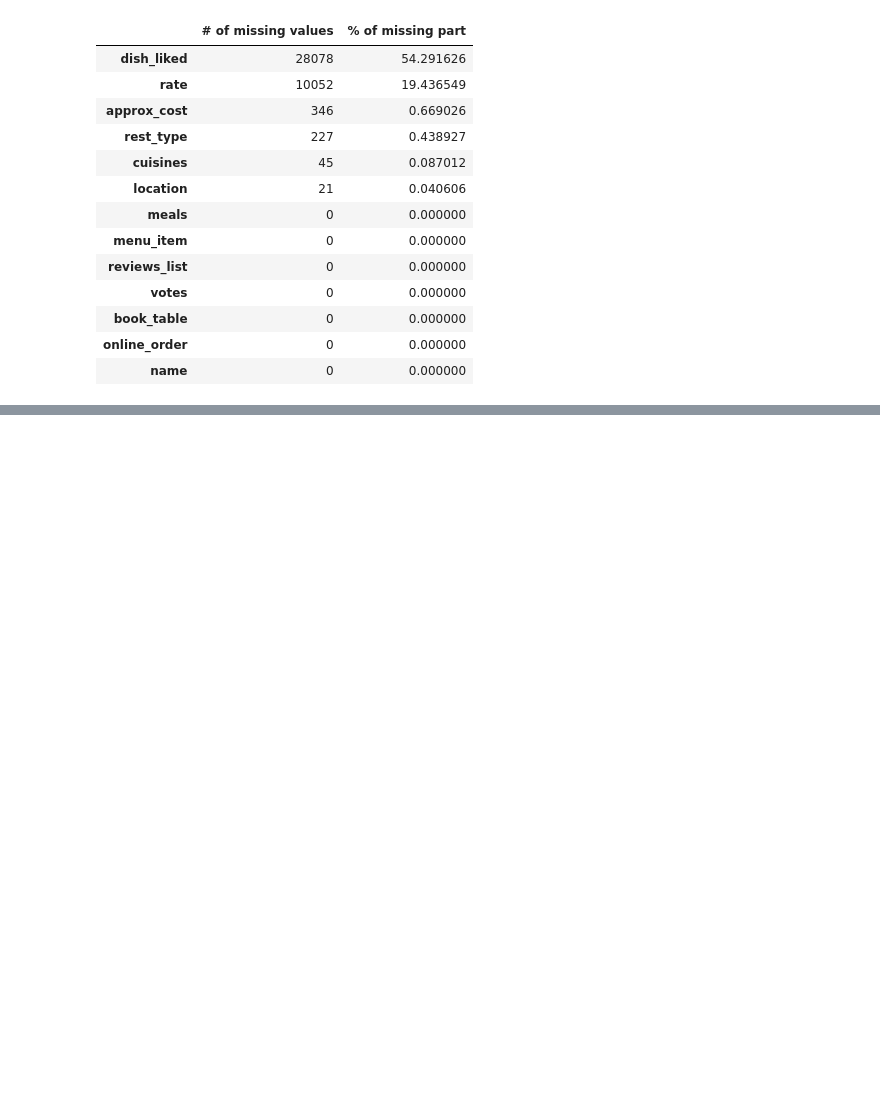
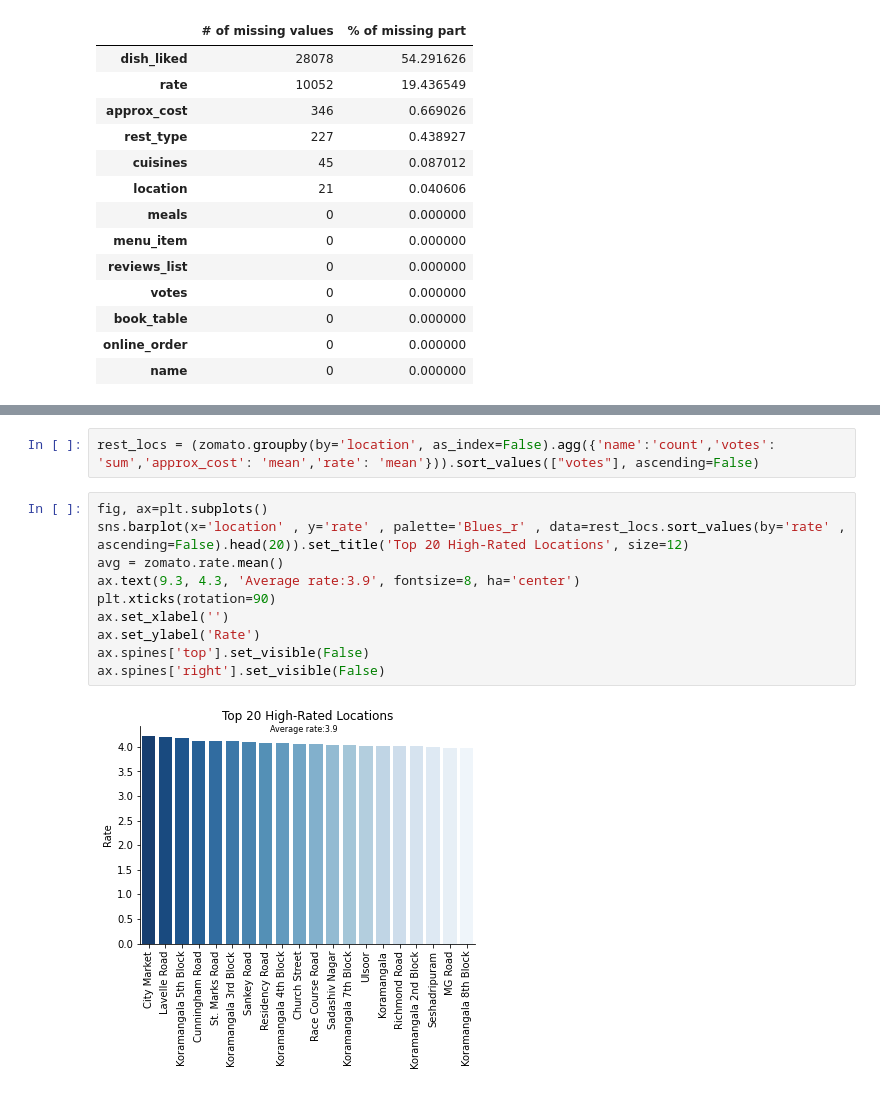
Before and after one commit to fetihkaya/BDA5001_Project, a Jupyter notebook: Project.ipynb, the cells around one changed output, grey strips where cells are left out. Cells and saved outputs as stored; diff of their text form; blank space fills up the shorter version.

```diff
--- a/Project.ipynb
+++ b/Project.ipynb
@@ -142,0 +190,14 @@ zomato = zomato.reset_index(drop=True)
+# %%
+rest_locs = (zomato.groupby(by='location', as_index=False).agg({'name':'count','votes': 'sum','approx_cost': 'mean','rate': 'mean'})).sort_values(["votes"], ascending=False)
+# %%
+fig, ax=plt.subplots()
+sns.barplot(x='location' , y='rate' , palette='Blues_r' , data=rest_locs.sort_values(by='rate' , ascending=False).head(20)).set_title('Top 20 High-Rated Locations', size=12)
+avg = zomato.rate.mean()
+ax.text(9.3, 4.3, 'Average rate:3.9', fontsize=8, ha='center')
+plt.xticks(rotation=90)
+ax.set_xlabel('')
+ax.set_ylabel('Rate')
+ax.spines['top'].set_visible(False)
+ax.spines['right'].set_visible(False)
+# %% [output]
+[figure, added]
```
Also changed, not shown: parts of 40 cells of this notebook.
